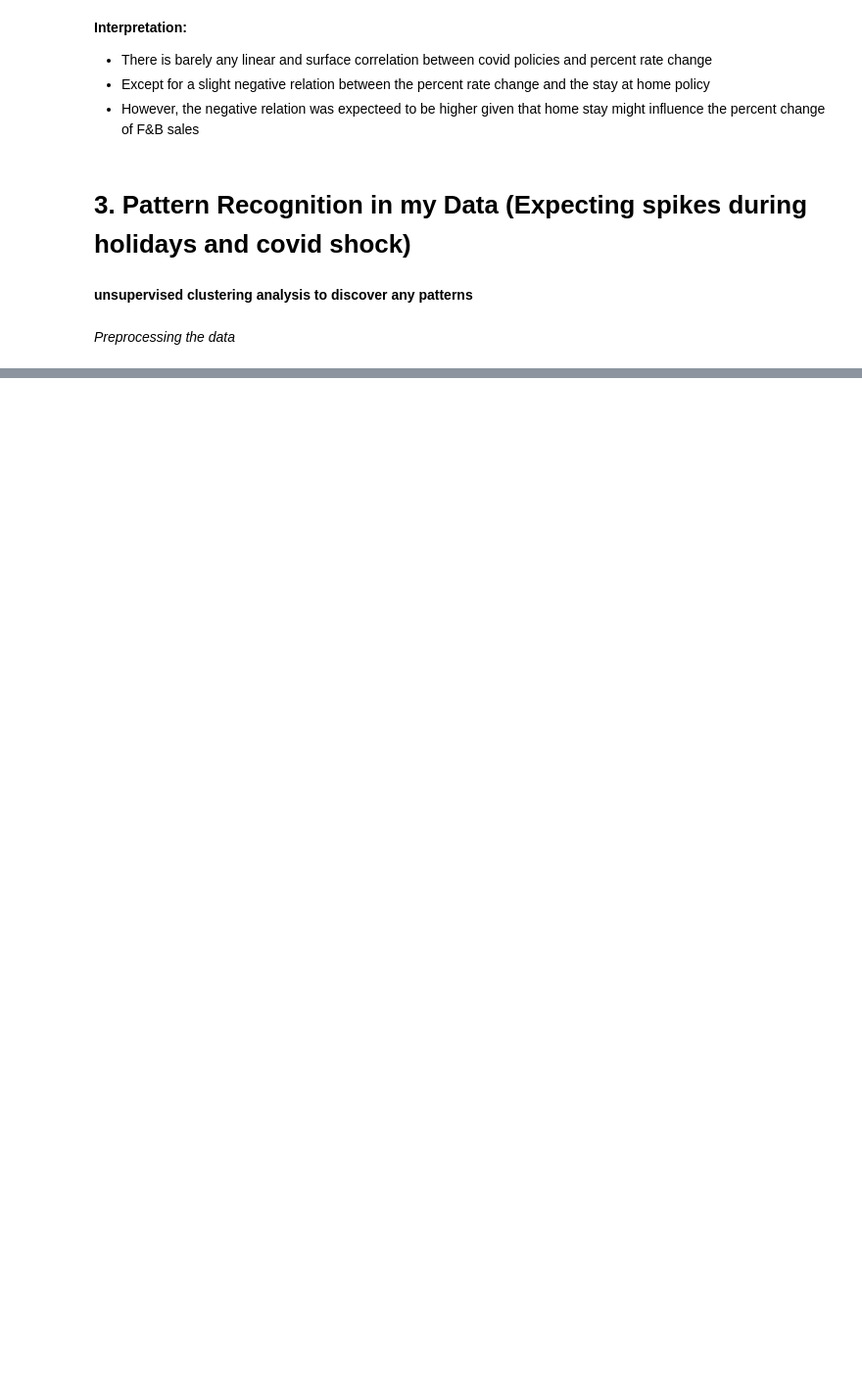
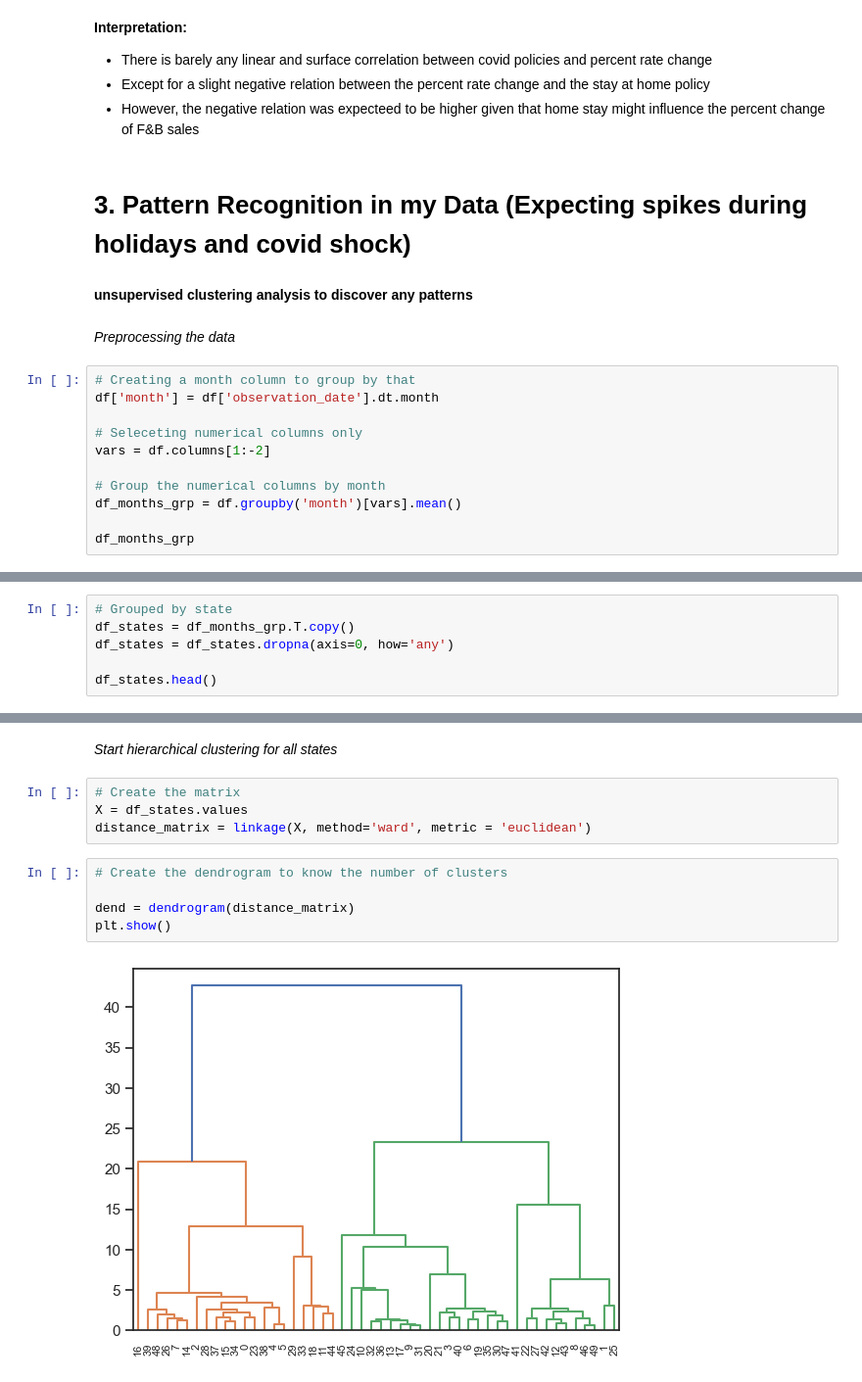
Before and after one commit to DiaHere/Food-and-Beverage-across-all-US-states-Analysis, a Jupyter notebook: notebook.ipynb, the cells around one changed output, grey strips where cells are left out. Shown: that part at 98% size. Drawn from its saved outputs; the diff is of its cells as text; blank space fills up the shorter version.

```diff
--- a/notebook.ipynb
+++ b/notebook.ipynb
@@ -421,3 +428,14 @@ plt.show()
 **unsupervised clustering analysis to discover any patterns**
 # %% [markdown]
 *Preprocessing the data*
+# %%
+# Creating a month column to group by that
+df['month'] = df['observation_date'].dt.month
+
+# Seleceting numerical columns only
+vars = df.columns[1:-2]
+
+# Group the numerical columns by month
+df_months_grp = df.groupby('month')[vars].mean()
+
+df_months_grp
@@ -423,0 +458,6 @@ plt.show()
+# %%
+# Grouped by state
+df_states = df_months_grp.T.copy()
+df_states = df_states.dropna(axis=0, how='any')
+
+df_states.head()
@@ -423,0 +508,13 @@ plt.show()
+# %% [markdown]
+*Start hierarchical clustering for all states*
+# %%
+# Create the matrix
+X = df_states.values
+distance_matrix = linkage(X, method='ward', metric = 'euclidean')
+# %%
+# Create the dendrogram to know the number of clusters
+
+dend = dendrogram(distance_matrix)
+plt.show()
+# %% [output]
+[figure, added]
```
Also changed, not shown: parts of 14 cells of this notebook.
